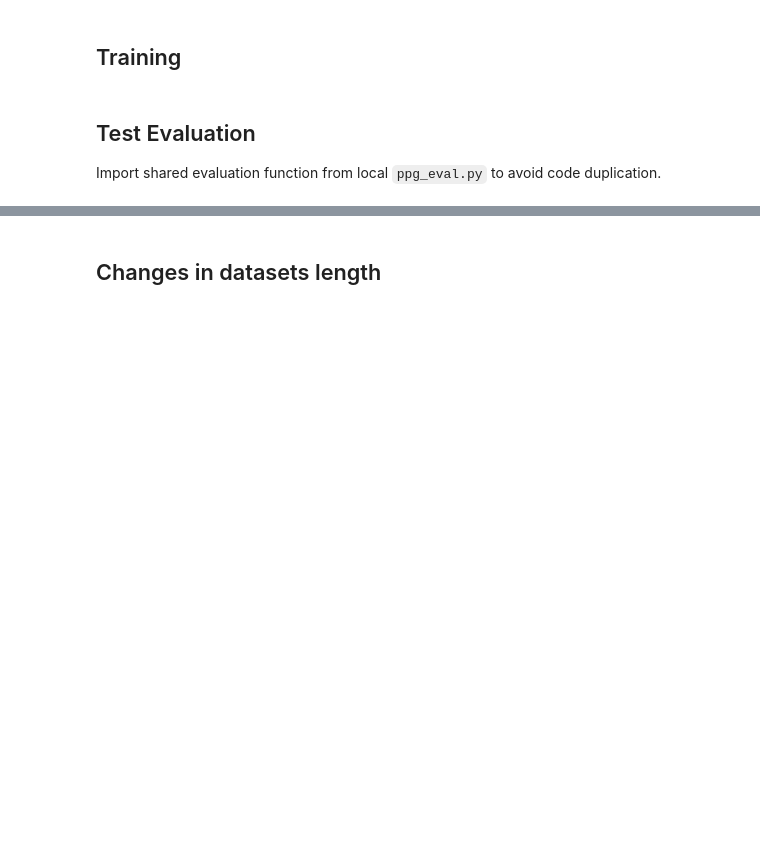
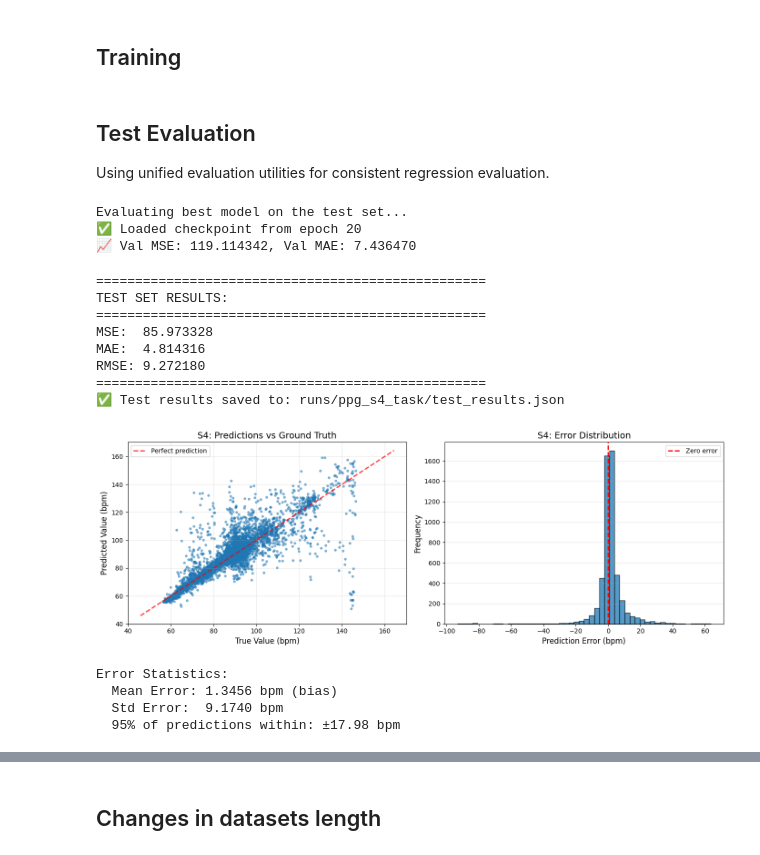
Before and after one commit to galbar8/LMU_S4, a Jupyter notebook: src/notebooks/ppg/ppg_s4.ipynb, the cells around one changed output, grey strips where cells are left out. Saved outputs shown, nothing was run; the diff lists cells and outputs as text; code cells hidden in the pictures; blank space fills up the shorter version.

```diff
--- a/src/notebooks/ppg/ppg_s4.ipynb
+++ b/src/notebooks/ppg/ppg_s4.ipynb
@@ -102,7 +100,7 @@ args: Dict[str, Any] = {
     "bidirectional": False,  # Use bidirectional S4
 }
 
-args["block_cfg_ctor"] = create_s4_block_cfg_ctor(
+args["block_cfg_ctor"] = make_s4_block_cfg_ctor(
     dropout=args["dropout"],
     mlp_ratio=args["mlp_ratio"],
     droppath_final=args["droppath_final"],
@@ -160,17 +170,35 @@ print(f"💾 Best model saved to: {best_path}")
 # %% [markdown]
 ## Test Evaluation
 
-Import shared evaluation function from local `ppg_eval.py` to avoid code duplication.
+Using unified evaluation utilities for consistent regression evaluation.
 # %%
-from ppg_eval import evaluate_best_model, prediction_visualization
+from src.eval.eval_utils import evaluate_regression_model as evaluate_best_model
+from src.utils.visualization import plot_regression_predictions as prediction_visualization
 
 preds, targets = evaluate_best_model(
     args=args,
     task=PPGTask(),
     best_model_path=args["save_dir"] + "/best.pt"
 )
 
-prediction_visualization(preds,targets)
+prediction_visualization(preds, targets, model_name="S4", unit="bpm")
+# %% [output]
+Evaluating best model on the test set...
+✅ Loaded checkpoint from epoch 20
+📈 Val MSE: 119.114342, Val MAE: 7.436470
+==================================================
+TEST SET RESULTS:
+==================================================
+MSE:  85.973328
+MAE:  4.814316
+RMSE: 9.272180
+==================================================
+✅ Test results saved to: runs/ppg_s4_task/test_results.json
+[figure, added]
+Error Statistics:
+  Mean Error: 1.3456 bpm (bias)
+  Std Error:  9.1740 bpm
+  95% of predictions within: ±17.98 bpm
 # %%
 from src.utils.checkpoint import load_trainer_from_checkpoint
 from src.utils.common import print_model_details
```
Also changed, not shown: parts of 6 cells of this notebook, 29 other files.
